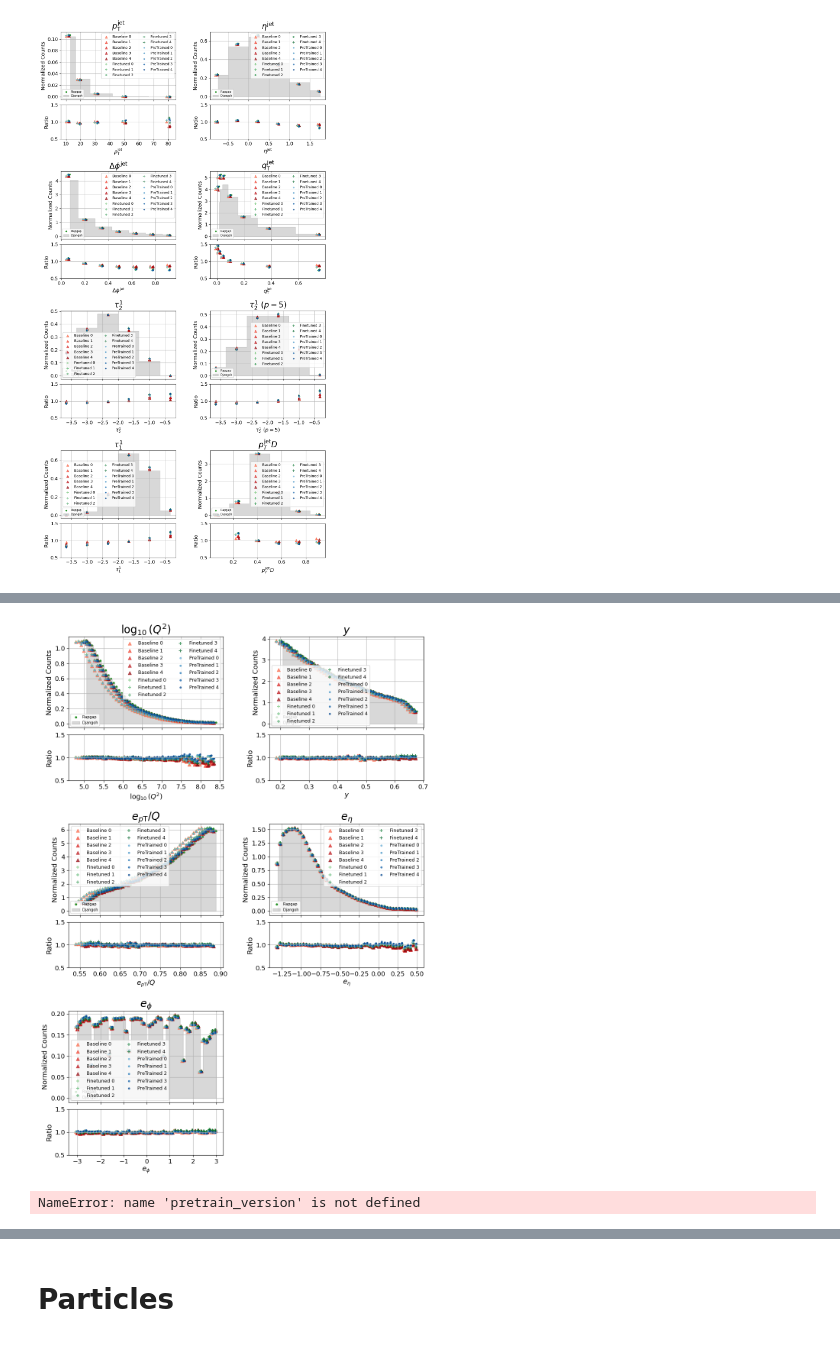
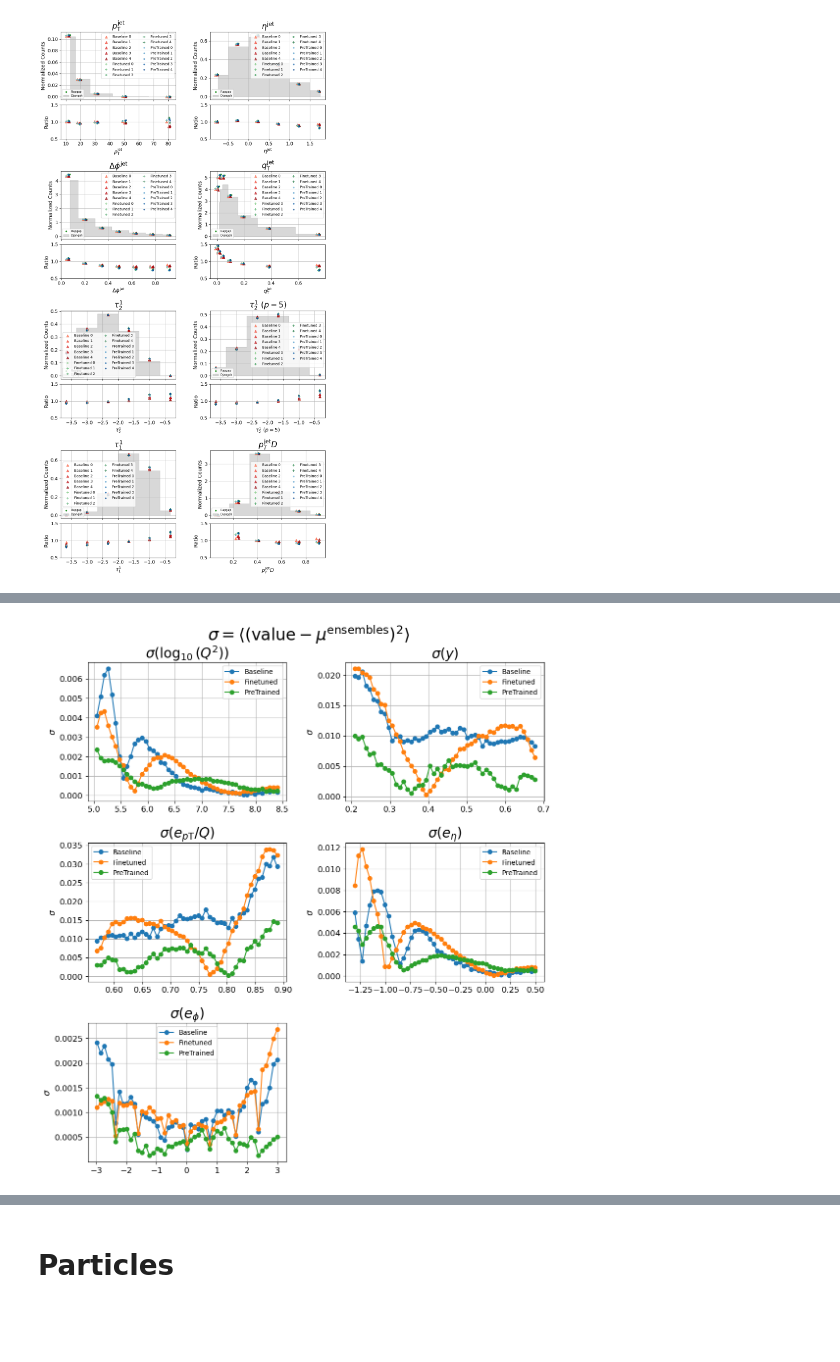
Before and after one commit to ViniciusMikuni/H1Unfold, a Jupyter notebook: plots/Plot_OverlayVersionEnsembles.ipynb, the cells around one changed output, grey strips where cells are left out. Cells and saved outputs as stored; diff of their text form; code cells hidden in the pictures.

```diff
--- a/plots/Plot_OverlayVersionEnsembles.ipynb
+++ b/plots/Plot_OverlayVersionEnsembles.ipynb
@@ -233,12 +229,5 @@ event_features = [f"event{e}" for e in range(len(event_labels))]
-# %%
-# plot_distributions(pretrain_version, 'With Pretrain', scratch_version,'No Pretrain', event_features, event_labels)
-#plot_distributions(pretrain_version, 'With Pretrain', finetune_version,'With Finetune',scratch_version, 'From Scratch', event_features, event_labels)
-plot_distributions(labels, run, event_features, event_labels)
-# %% [output]
-[figure, removed]
 # %%
-# plot_stdvs(pretrain_version, 'With Pretrain', scratch_version,'No Pretrain', event_features, event_labels)
-plot_stdvs(pretrain_version, 'With Pretrain', finetune_version,'With Finetune', scratch_version, 'From Scratch',event_features, event_labels)
+plot_stdvs(labels, run, event_features, event_labels)
 # %% [output]
-NameError: name 'pretrain_version' is not defined
+[figure, added]
 # %%
```
Also changed, not shown: parts of 12 cells of this notebook.
